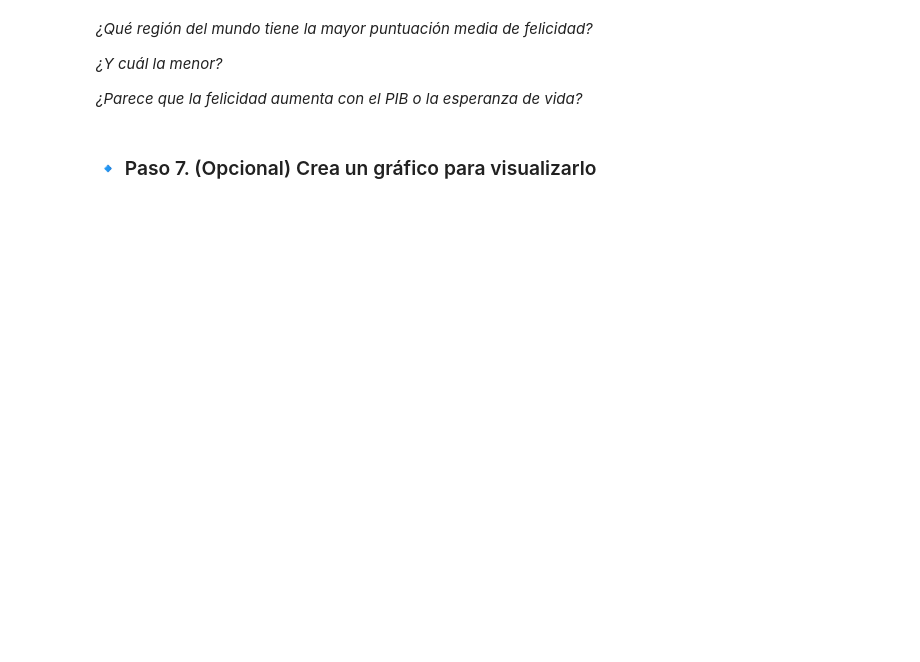
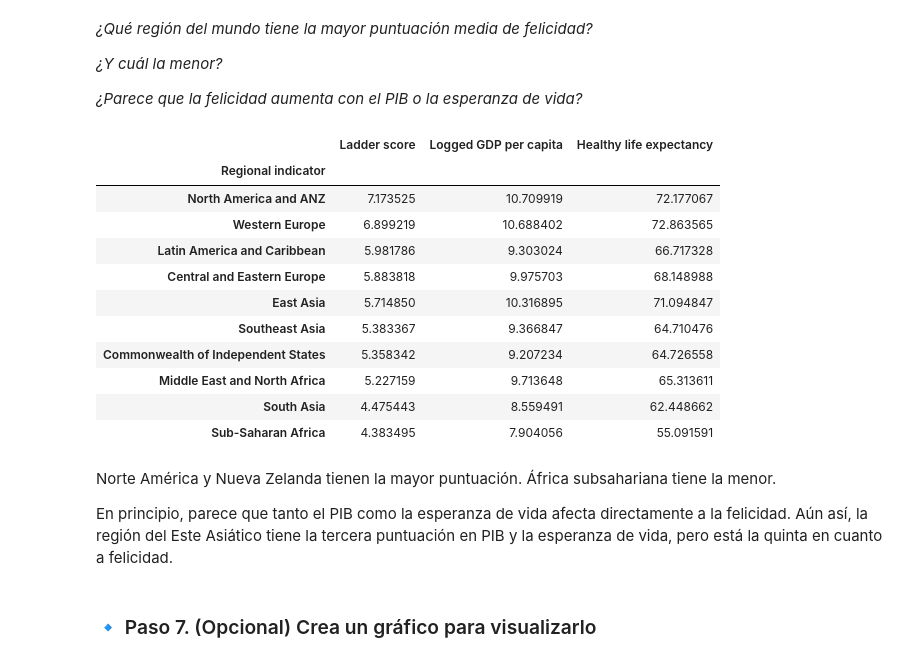
Before and after one commit to Ciclo-Especializacion-IA-y-BigData/actividad-numpy-y-pandas-KevinSilvares, a Jupyter notebook: Tutorial_Pandas.ipynb, the cells around one changed output. Cells and saved outputs as stored; diff of their text form; code cells hidden in the pictures; blank space fills up the shorter version.

```diff
--- a/Tutorial_Pandas.ipynb
+++ b/Tutorial_Pandas.ipynb
@@ -986,3 +1065,7 @@ Muestra las 10 primeras filas.
 ### 🔹 Paso 4. Ajustar el número de filas visibles
 
 Si el dataset es grande y no se muestra completo, cambia la opción de Pandas para que como máximo muestre 100 filas
+# %%
+pd.options.display.max_rows = 100
+
+print(df)
@@ -996,5 +1117,24 @@ Si el dataset es grande y no se muestra completo, cambia la opción de Pandas pa
 *¿Y cuál la menor?*
 
 *¿Parece que la felicidad aumenta con el PIB o la esperanza de vida?*
+# %%
+df.groupby("Regional indicator").mean("Ladder score").sort_values("Ladder score", ascending = False)[["Ladder score", "Logged GDP per capita", "Healthy life expectancy"]]
+# %% [output]
+|  | Ladder score | Logged GDP per capita | Healthy life expectancy |
+| Regional indicator |  |  |  |
+| North America and ANZ | 7.173525 | 10.709919 | 72.177067 |
+| Western Europe | 6.899219 | 10.688402 | 72.863565 |
+| Latin America and Caribbean | 5.981786 | 9.303024 | 66.717328 |
+| Central and Eastern Europe | 5.883818 | 9.975703 | 68.148988 |
+| East Asia | 5.714850 | 10.316895 | 71.094847 |
+| Southeast Asia | 5.383367 | 9.366847 | 64.710476 |
+| Commonwealth of Independent States | 5.358342 | 9.207234 | 64.726558 |
+| Middle East and North Africa | 5.227159 | 9.713648 | 65.313611 |
+| South Asia | 4.475443 | 8.559491 | 62.448662 |
+| Sub-Saharan Africa | 4.383495 | 7.904056 | 55.091591 |
+# %% [markdown]
+Norte América y Nueva Zelanda tienen la mayor puntuación. África subsahariana tiene la menor.
+
+En principio, parece que tanto el PIB como la esperanza de vida afecta directamente a la felicidad. Aún así, la región del Este Asiático tiene la tercera puntuación en PIB y la esperanza de vida, pero está la quinta en cuanto a felicidad.
 # %% [markdown]
 ### 🔹 Paso 7. (Opcional) Crea un gráfico para visualizarlo
```
Also changed, not shown: parts of 12 cells of this notebook.
